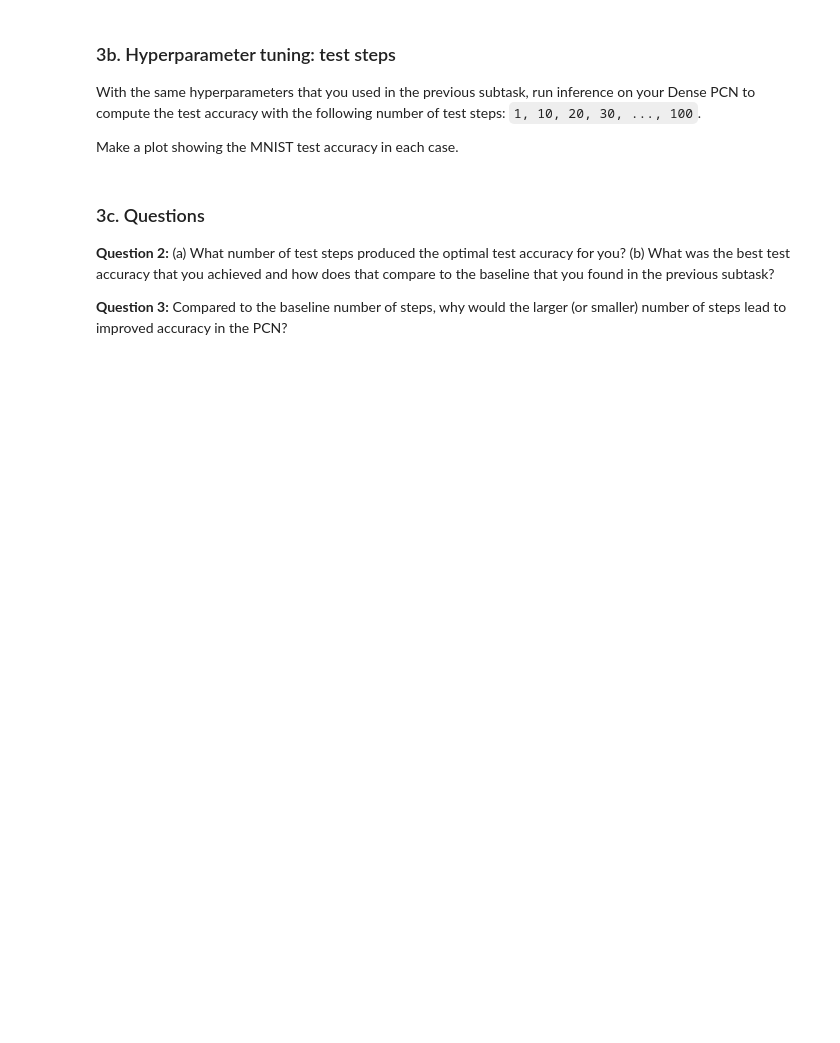
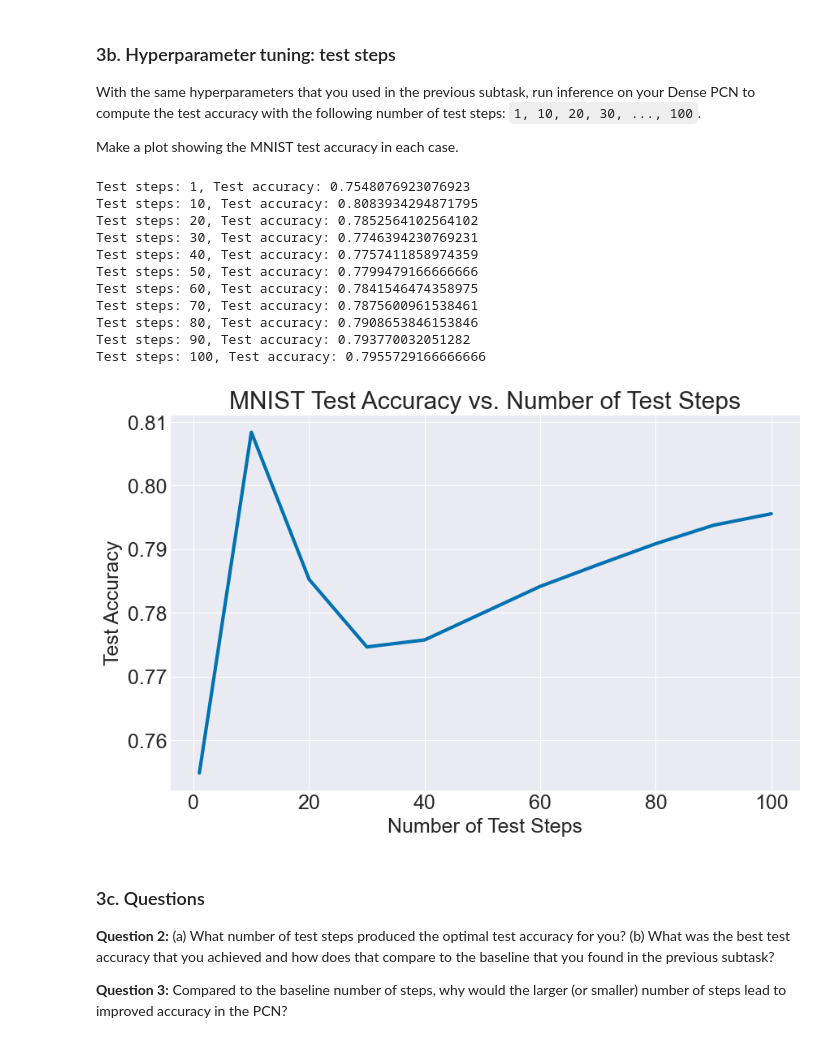
Before and after one commit to sarudoru/Bio-Inspired-ML, a Jupyter notebook: Project2/dense_pcn_analysis.ipynb, the cells around one changed output. Drawn from its saved outputs; the diff is of its cells as text; code cells hidden in the pictures; blank space fills up the shorter version.

Commit message:
modified:   Project2/dense_pcn.py 	modified:   Project2/dense_pcn_analysis.ipynb 	modified:   Project2/dense_pcn_layer.py

```diff
--- a/Project2/dense_pcn_analysis.ipynb
+++ b/Project2/dense_pcn_analysis.ipynb
@@ -53,3 +53,12 @@ Be sure to print out your test accuracy.
 - If your training is working properly, you should see your training loss consistently decline.
 - You should not need to train for many epochs to hit the accuracy target.
 - I suggest setting a random seed so that similar to the test code your results do not fluctuate based on differences in initial random weights between runs.
+# %%
+tf.random.set_seed(0)
+
+x_train, y_train, x_test, y_test = get_dataset('mnist', norm_method='center')
+x_train, y_train, x_val, y_val = train_val_split(x_train, y_train)
+
+net = DensePCN(input_feats_shape=(784,), C=10, hidden_units=(256,), wt_scale=1e-2, gamma_lr=0.1,
+               train_num_steps=20, test_num_steps=20)
+net.compile(loss='predictive', lr=1e-4)
@@ -55,0 +98,9 @@ Be sure to print out your test accuracy.
+# %%
+train_loss_hist, val_loss_hist, val_acc_hist, n_epochs = net.fit(
+    x_train, y_train, x_val=x_val, y_val=y_val,
+    batch_size=128, max_epochs=5, val_every=1
+)
+
+test_acc, test_loss = net.evaluate(x_test, y_test)
+print(f'\nTest accuracy: {test_acc}')
+print(f'Test loss: {test_loss}')
@@ -59,6 +121,36 @@ Be sure to print out your test accuracy.
 With the same hyperparameters that you used in the previous subtask, run inference on your Dense PCN to compute the test accuracy with the following number of test steps: `1, 10, 20, 30, ..., 100`.
 
 Make a plot showing the MNIST test accuracy in each case.
+# %%
+test_steps_list = [1, 10, 20, 30, 40, 50, 60, 70, 80, 90, 100]
+test_accs = []
+
+for n_steps in test_steps_list:
+    net.set_test_num_steps(n_steps)
+    acc, loss = net.evaluate(x_test, y_test)
+    test_accs.append(acc)
+    print(f'Test steps: {n_steps}, Test accuracy: {acc}')
+
+plt.figure(figsize=(10, 6))
+plt.plot(test_steps_list, test_accs, linewidth=3)
+plt.xlabel('Number of Test Steps')
+plt.ylabel('Test Accuracy')
+plt.title('MNIST Test Accuracy vs. Number of Test Steps')
+plt.grid(True)
+plt.show()
+# %% [output]
+Test steps: 1, Test accuracy: 0.7548076923076923
+Test steps: 10, Test accuracy: 0.8083934294871795
+Test steps: 20, Test accuracy: 0.7852564102564102
+Test steps: 30, Test accuracy: 0.7746394230769231
+Test steps: 40, Test accuracy: 0.7757411858974359
+Test steps: 50, Test accuracy: 0.7799479166666666
+Test steps: 60, Test accuracy: 0.7841546474358975
+Test steps: 70, Test accuracy: 0.7875600961538461
+Test steps: 80, Test accuracy: 0.7908653846153846
+Test steps: 90, Test accuracy: 0.793770032051282
+Test steps: 100, Test accuracy: 0.7955729166666666
+[figure, added]
 # %% [markdown]
 ### 3c. Questions
 
```
Also changed, not shown: parts of 16 cells of this notebook, 3 other files.
